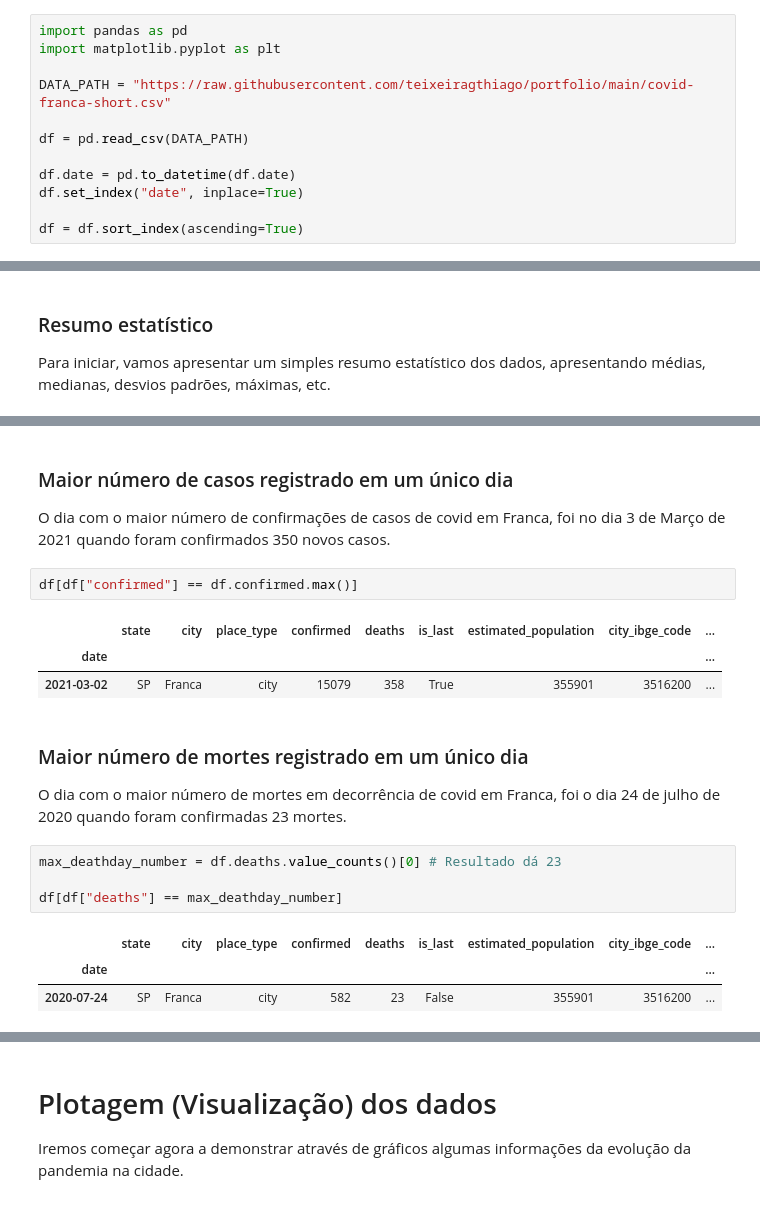
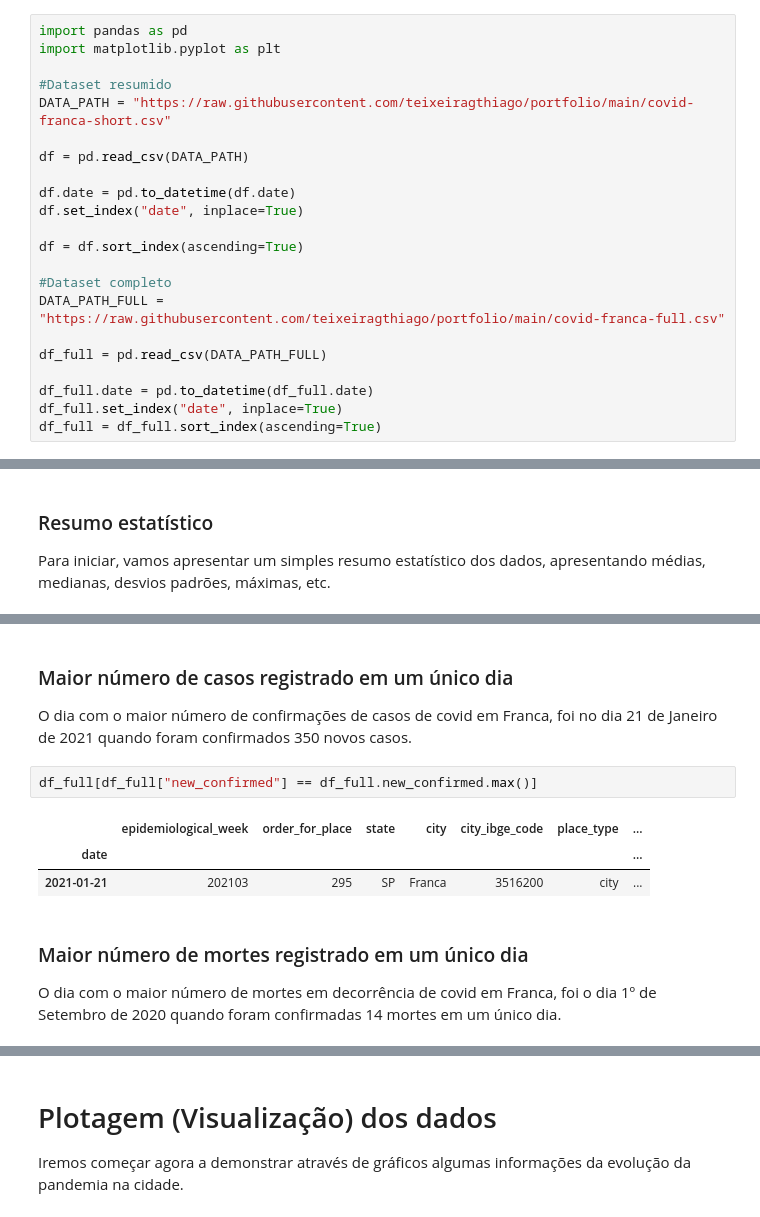
Before and after one commit to teixeiragthiago/portfolio, a Jupyter notebook: Analisando_os_dados_da_Covid_19_em_Franca.ipynb, the cells around one changed output, grey strips where cells are left out. Saved outputs shown, nothing was run; the diff lists cells and outputs as text.

```diff
--- a/Analisando_os_dados_da_Covid_19_em_Franca.ipynb
+++ b/Analisando_os_dados_da_Covid_19_em_Franca.ipynb
@@ -16,6 +16,7 @@ Todos os dados usados aqui foram obtivos a partir do site [Brasil.IO](https://br
 import pandas as pd
 import matplotlib.pyplot as plt
 
+#Dataset resumido
 DATA_PATH = "https://raw.githubusercontent.com/teixeiragthiago/portfolio/main/covid-franca-short.csv"
 
 df = pd.read_csv(DATA_PATH)
@@ -24,6 +25,15 @@ df.date = pd.to_datetime(df.date)
 df.set_index("date", inplace=True)
 
 df = df.sort_index(ascending=True)
+
+#Dataset completo
+DATA_PATH_FULL = "https://raw.githubusercontent.com/teixeiragthiago/portfolio/main/covid-franca-full.csv"
+
+df_full = pd.read_csv(DATA_PATH_FULL)
+
+df_full.date = pd.to_datetime(df_full.date)
+df_full.set_index("date", inplace=True)
+df_full = df_full.sort_index(ascending=True)
 # %% [markdown]
 ### Mostrando os 5 primeiros registros do Dataset
 # %%
@@ -98,22 +108,14 @@ df.describe()
 # %% [markdown]
 ### Maior número de casos registrado em um único dia
 
-O dia com o maior número de confirmações de casos de covid em Franca, foi no dia 3 de Março de 2021 quando foram confirmados 350 novos casos.
+O dia com o maior número de confirmações de casos de covid em Franca, foi no dia 21 de Janeiro de 2021 quando foram confirmados 350 novos casos.
-# %%
-df[df["confirmed"] == df.confirmed.max()]
-# %% [output]
-|  | state | city | place_type | confirmed | deaths | is_last | estimated_population | city_ibge_code | ... |
-| date |  |  |  |  |  |  |  |  | ... |
-| 2021-03-02 | SP | Franca | city | 15079 | 358 | True | 355901 | 3516200 | ... |
+# %%
+df_full[df_full["new_confirmed"] == df_full.new_confirmed.max()]
+# %% [output]
+|  | epidemiological_week | order_for_place | state | city | city_ibge_code | place_type | ... |
+| date |  |  |  |  |  |  | ... |
+| 2021-01-21 | 202103 | 295 | SP | Franca | 3516200 | city | ... |
 # %% [markdown]
 ### Maior número de mortes registrado em um único dia
 
-O dia com o maior número de mortes em decorrência de covid em Franca, foi o dia 24 de julho de 2020 quando foram confirmadas 23 mortes.
+O dia com o maior número de mortes em decorrência de covid em Franca, foi o dia 1º de Setembro de 2020 quando foram confirmadas 14 mortes em um único dia.
-# %%
-max_deathday_number = df.deaths.value_counts()[0] # Resultado dá 23
-
-df[df["deaths"] == max_deathday_number]
-# %% [output]
-|  | state | city | place_type | confirmed | deaths | is_last | estimated_population | city_ibge_code | ... |
-| date |  |  |  |  |  |  |  |  | ... |
-| 2020-07-24 | SP | Franca | city | 582 | 23 | False | 355901 | 3516200 | ... |
```
Also changed, not shown: parts of 2 cells of this notebook.
